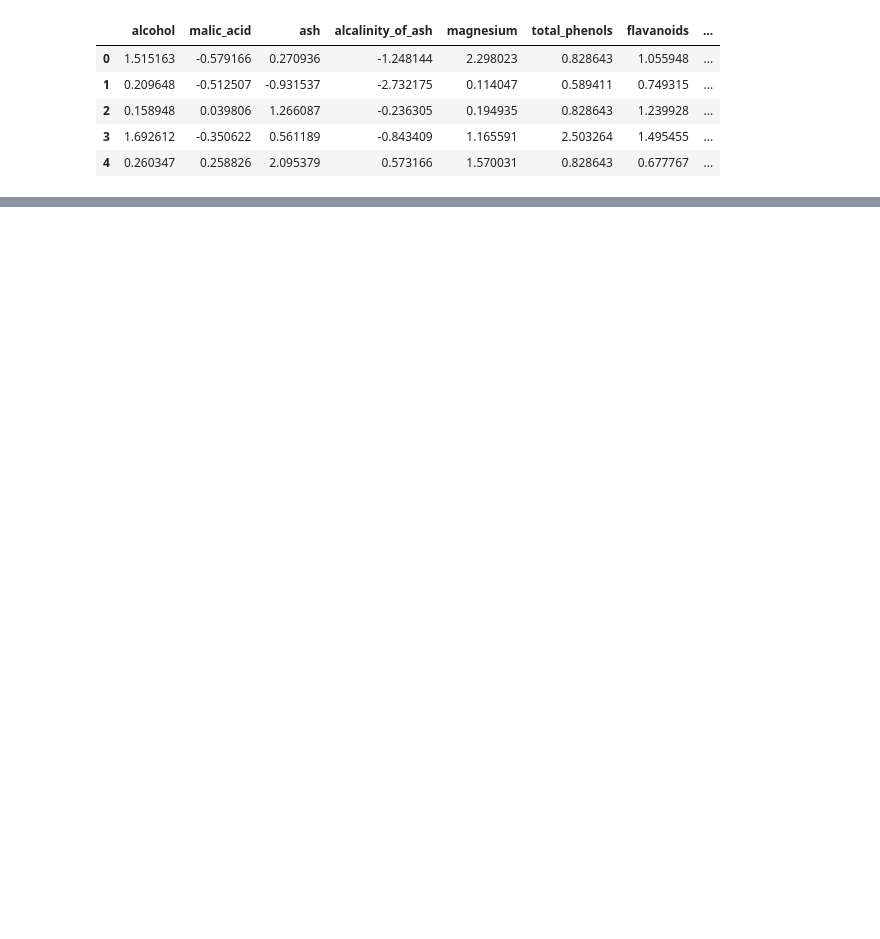
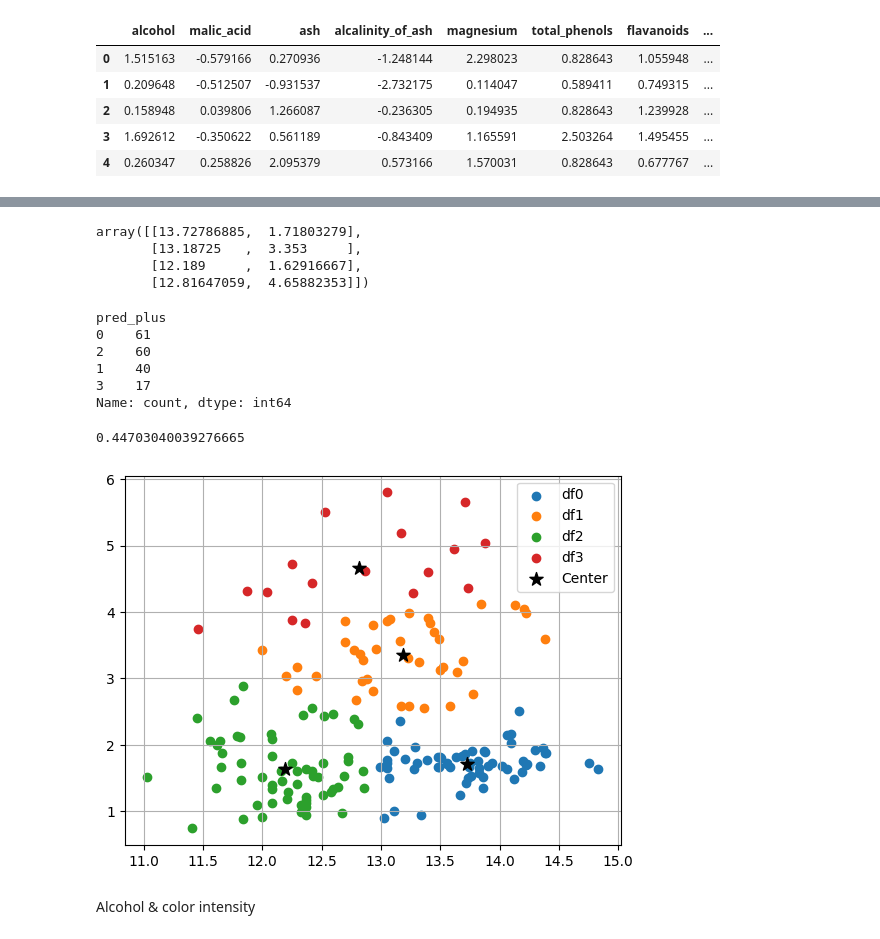
Before and after one commit to Md-Maruf-1727/Machine-Learning-Algorithms, a Jupyter notebook: Unsupervised/K Means Clustering/on wine dataset/code.ipynb, the cells around one changed output, grey strips where cells are left out. Cells and saved outputs as stored; diff of their text form; code cells hidden in the pictures; blank space fills up the shorter version.

```diff
--- a/Unsupervised/K Means Clustering/on wine dataset/code.ipynb
+++ b/Unsupervised/K Means Clustering/on wine dataset/code.ipynb
@@ -478,0 +494,3 @@ plt.show()
+# %%
+pred2 = final_model2.predict(df1[['alcohol', 'malic_acid']])
+pred2
@@ -478,0 +507,3 @@ plt.show()
+# %%
+df1['pred_plus'] = pred2
+df1.head()
@@ -478,0 +517,43 @@ plt.show()
+# %%
+center2 = final_model2.cluster_centers_
+center2
+# %% [output]
+array([[13.72786885,  1.71803279],
+       [13.18725   ,  3.353     ],
+       [12.189     ,  1.62916667],
+       [12.81647059,  4.65882353]])
+# %%
+df1['pred_plus'].value_counts()
+# %% [output]
+pred_plus
+0    61
+2    60
+1    40
+3    17
+Name: count, dtype: int64
+# %%
+s_score2 = silhouette_score(
+    df1[['alcohol', 'malic_acid']],
+    final_model2.labels_
+)
+s_score2
+# %% [output]
+0.44703040039276665
+# %%
+cluster2 = sorted(df1['pred_plus'].unique())
+
+for d in cluster2:
+    dfd = df1[df1['pred_plus'] == d]
+    plt.scatter(
+        dfd.alcohol,
+        dfd.malic_acid,
+        label=f'df{d}'
+    )
+plt.scatter(center2[:,0], center2[:, 1], label='Center', color='Black', marker="*", s=100)
+plt.legend()
+plt.grid(True)
+plt.show()
+# %% [output]
+[figure, added]
+# %% [markdown]
+Alcohol & color intensity
```
Also changed, not shown: parts of 25 cells of this notebook.
